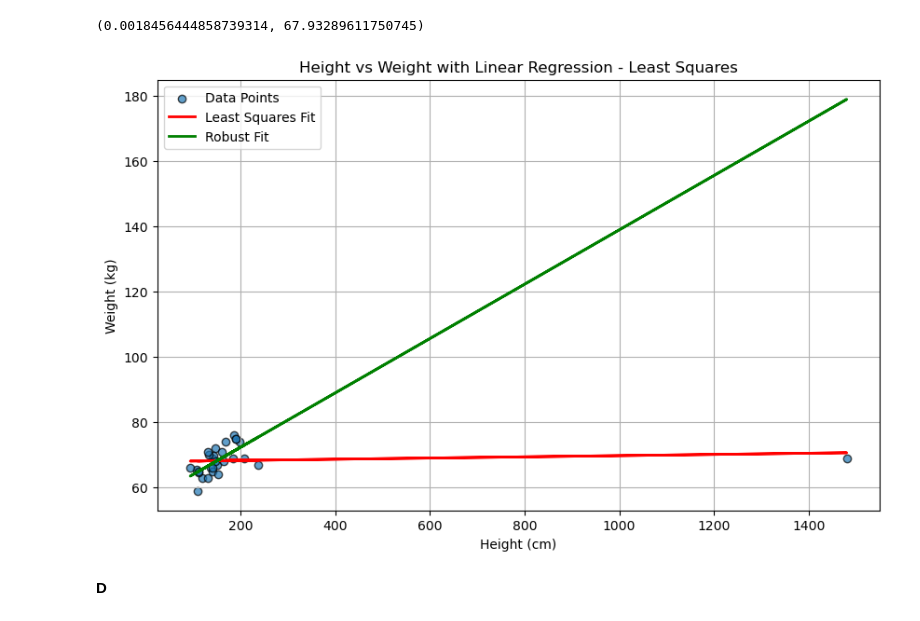
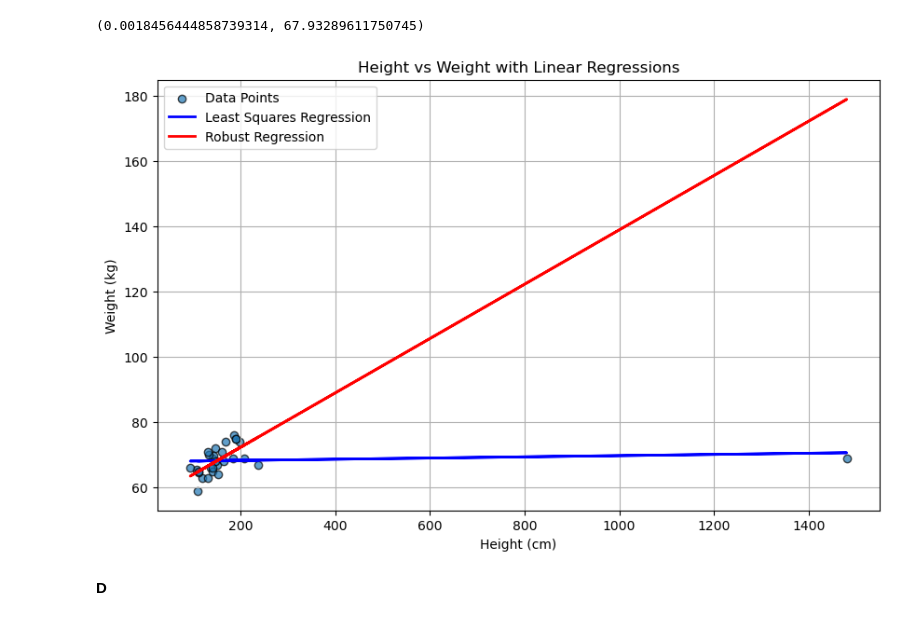
Before and after one commit to DavidRozenblumStudent/statisics_course_data_files, a Jupyter notebook: hw_3.ipynb, the cells around one changed output. Saved outputs shown, nothing was run; the diff lists cells and outputs as text; code cells hidden in the pictures.

```diff
--- a/hw_3.ipynb
+++ b/hw_3.ipynb
@@ -52,18 +51,18 @@ least_squares_regression(X, Y)
 # %%
 plt.figure(figsize=(10, 6))
 b, a = least_squares_regression(X, Y)
 c, d = robust_linear_regression(X, Y)
 plt.scatter(X, Y, alpha=0.7, edgecolors='k')
-plt.plot(X, b * X + a, color='red', linewidth=2)
-plt.plot(X, c * X + d, color='green', linewidth=2)
-plt.legend(['Data Points', 'Least Squares Fit', 'Robust Fit'])
+plt.plot(X, b * X + a, color='blue', linewidth=2)
+plt.plot(X, c * X + d, color='red', linewidth=2)
+plt.legend(['Data Points', 'Least Squares Regression', 'Robust Regression'])
 plt.grid()
 plt.xlabel('Height (cm)')
 plt.ylabel('Weight (kg)')
-plt.title('Height vs Weight with Linear Regression - Least Squares')
+plt.title('Height vs Weight with Linear Regressions')
 plt.show()
 # %% [output]
-[figure, old version]
+[figure, new version]
 # %% [markdown]
 **D**
 # %%
```
Also changed, not shown: parts of 24 cells of this notebook, 2 other files.
